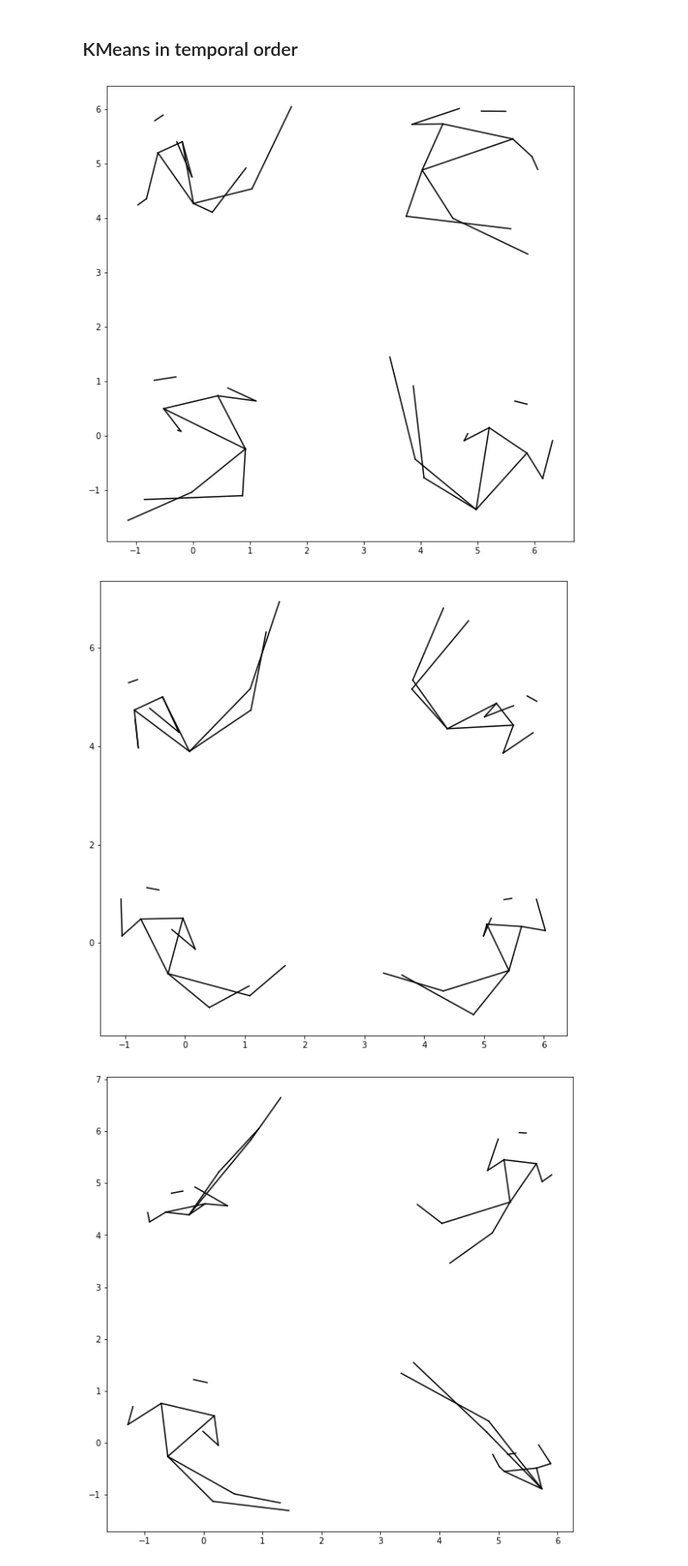
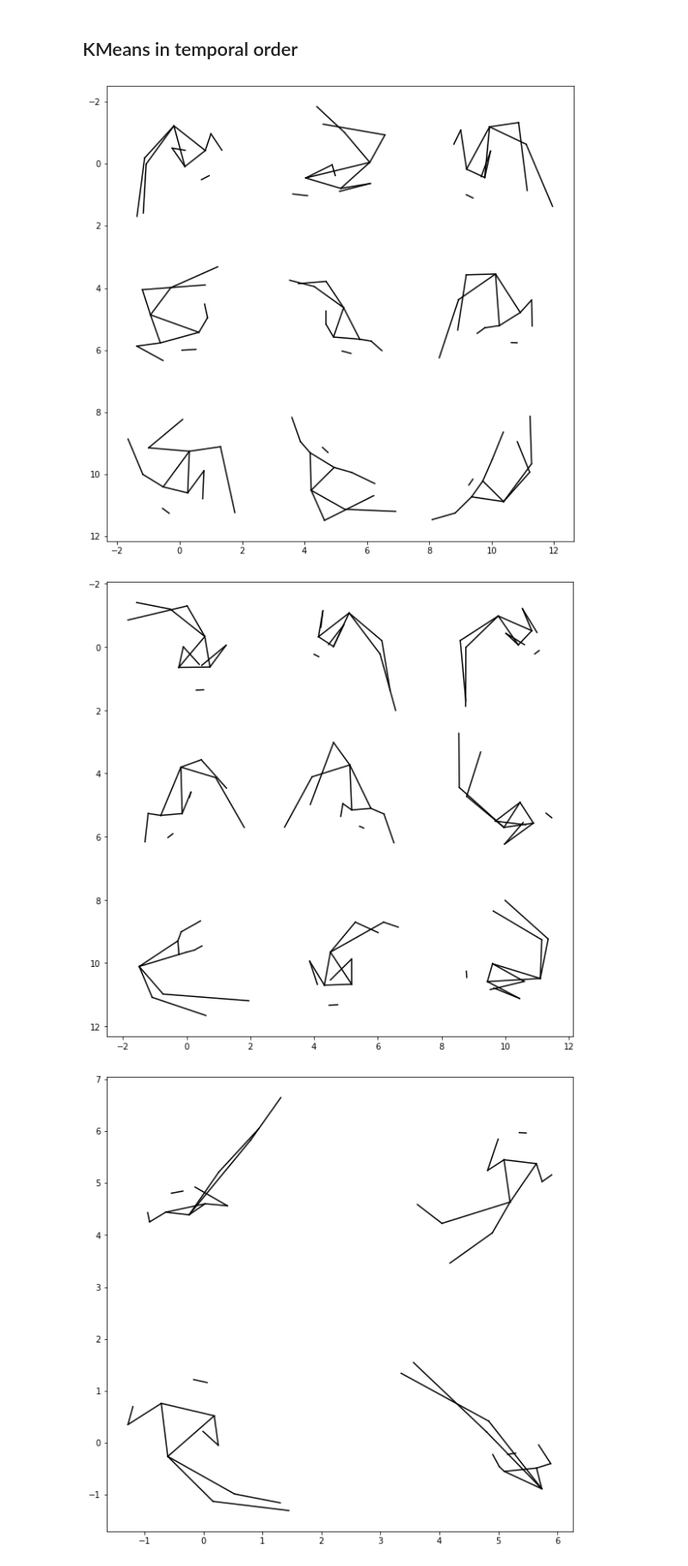
Before and after one commit to floffy-f/NSLO_DH412, a Jupyter notebook: Apsara_temporal.ipynb, the cells around one changed output. Shown at 86% size. Cells and saved outputs as stored; diff of their text form; code cells hidden in the pictures.

```diff
--- a/Apsara_temporal.ipynb
+++ b/Apsara_temporal.ipynb
@@ -181,7 +181,7 @@ def file_dynasty(df):
     dynasties = data['file'].apply(lambda x: x.split('-')[0])
     data['dynasty'] = dynasties
     data['dynasty'] = data['dynasty'].replace('322', None)
-    data['dynasty'] = data['dynasty'].replace('wantang', 'wangtang')
+    data['dynasty'] = data['dynasty'].replace('wangtang', 'wantang')
     data.drop_duplicates([('file','')], inplace=False)
     return data
 # %%
@@ -225,19 +225,19 @@ wudai (5 dynasties): 907-960
 # %%
 #Beiliang dynasty:
 data = file_dynasty(preprocess_df(df))
-km = prepare_kmeans_df(data.groupby('dynasty').get_group('beiliang')[ARTIC_NAMES], 4)
+km = prepare_kmeans_df(data.groupby('dynasty').get_group('beiliang')[ARTIC_NAMES], 9)
 centers = km.cluster_centers_
-plot_all(centers.reshape(centers.shape[0], -1, 2), line_length=2)
+plot_all(centers.reshape(centers.shape[0], -1, 2), line_length=3)
 # %% [output]
-[figure, old version]
+[figure, new version]
 # %%
 #beiwei dynasty:
 data = file_dynasty(preprocess_df(df))
-km = prepare_kmeans_df(data.groupby('dynasty').get_group('beiwei')[ARTIC_NAMES], 4)
+km = prepare_kmeans_df(data.groupby('dynasty').get_group('beiwei')[ARTIC_NAMES], 9)
 centers = km.cluster_centers_
-plot_all(centers.reshape(centers.shape[0], -1, 2), line_length=2)
+plot_all(centers.reshape(centers.shape[0], -1, 2), line_length=3)
 # %% [output]
-[figure, old version]
+[figure, new version]
 # %%
 #xiwei dynasty:
 data = file_dynasty(preprocess_df(df))
```
Also changed, not shown: parts of 7 cells of this notebook, 6 other files.
